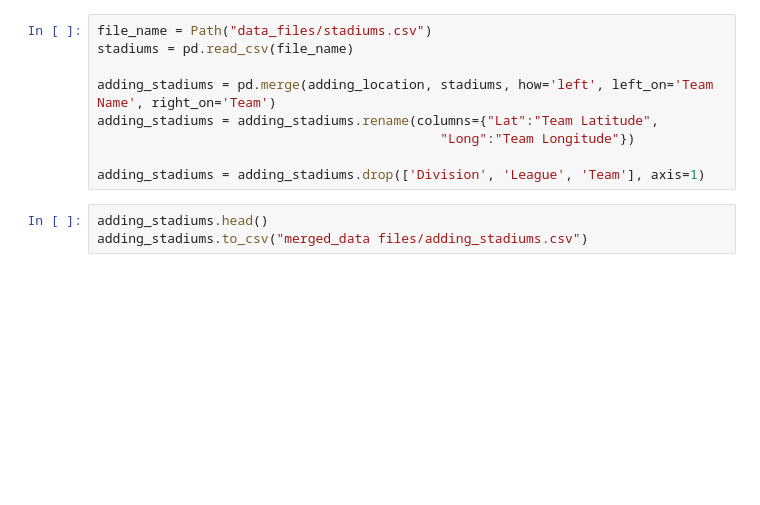
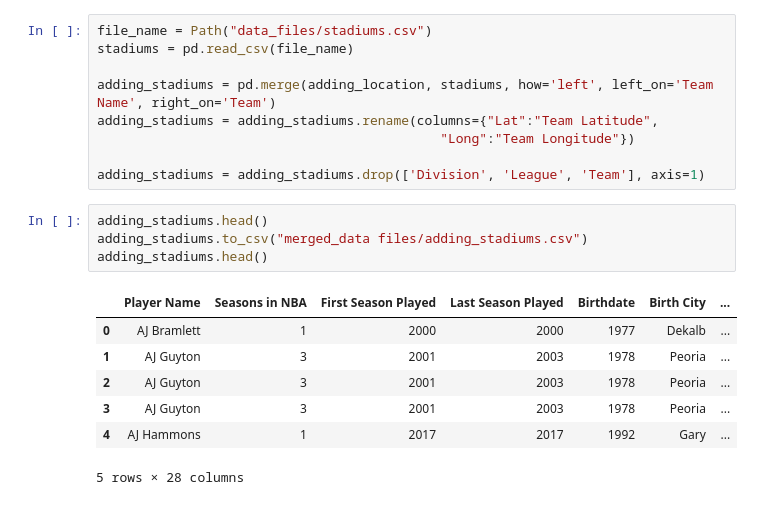
Before and after one commit to emitropoulos/Project-1, a Jupyter notebook: nba_analysis.ipynb, the cells around one changed output. Drawn from its saved outputs; the diff is of its cells as text; blank space fills up the shorter version.

```diff
--- a/nba_analysis.ipynb
+++ b/nba_analysis.ipynb
@@ -298,3 +298,12 @@ adding_stadiums = adding_stadiums.drop(['Division', 'League', 'Team'], axis=1)
 # %%
 adding_stadiums.head()
 adding_stadiums.to_csv("merged_data files/adding_stadiums.csv")
+adding_stadiums.head()
+# %% [output]
+|  | Player Name | Seasons in NBA | First Season Played | Last Season Played | Birthdate | Birth City | ... |
+| 0 | AJ Bramlett | 1 | 2000 | 2000 | 1977 | Dekalb | ... |
+| 1 | AJ Guyton | 3 | 2001 | 2003 | 1978 | Peoria | ... |
+| 2 | AJ Guyton | 3 | 2001 | 2003 | 1978 | Peoria | ... |
+| 3 | AJ Guyton | 3 | 2001 | 2003 | 1978 | Peoria | ... |
+| 4 | AJ Hammons | 1 | 2017 | 2017 | 1992 | Gary | ... |
+5 rows × 28 columns
```
Also changed, not shown: parts of 4 cells of this notebook.
